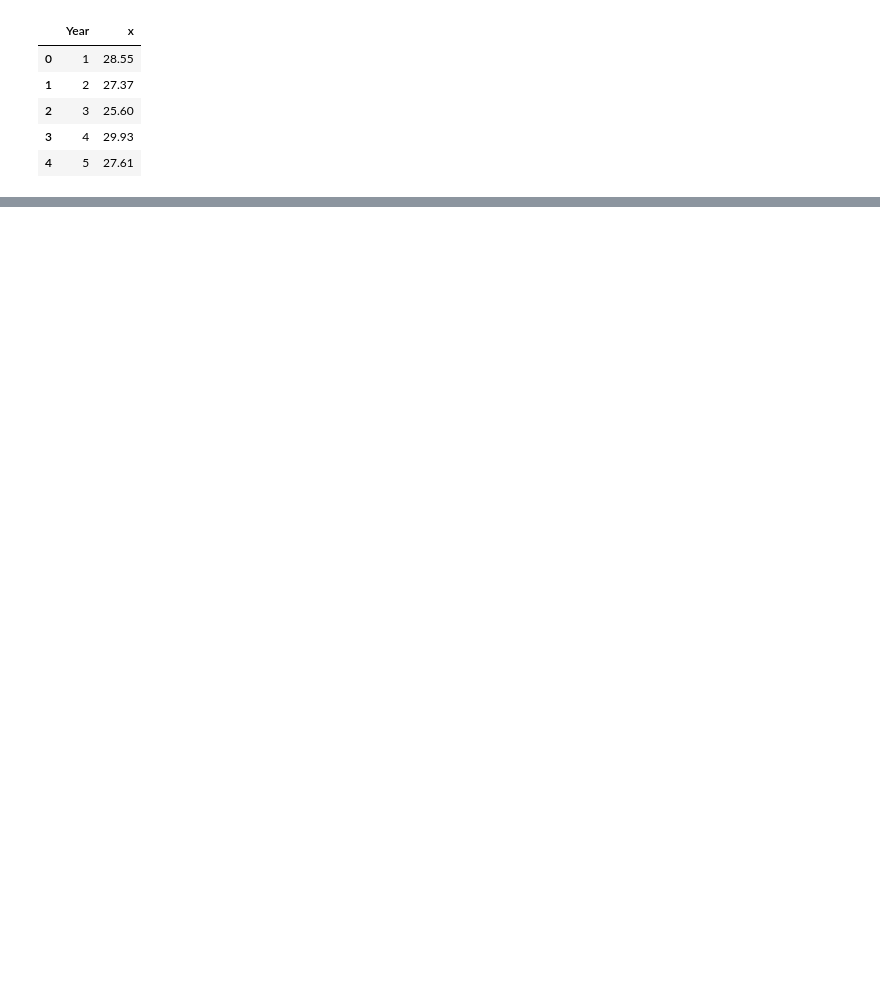
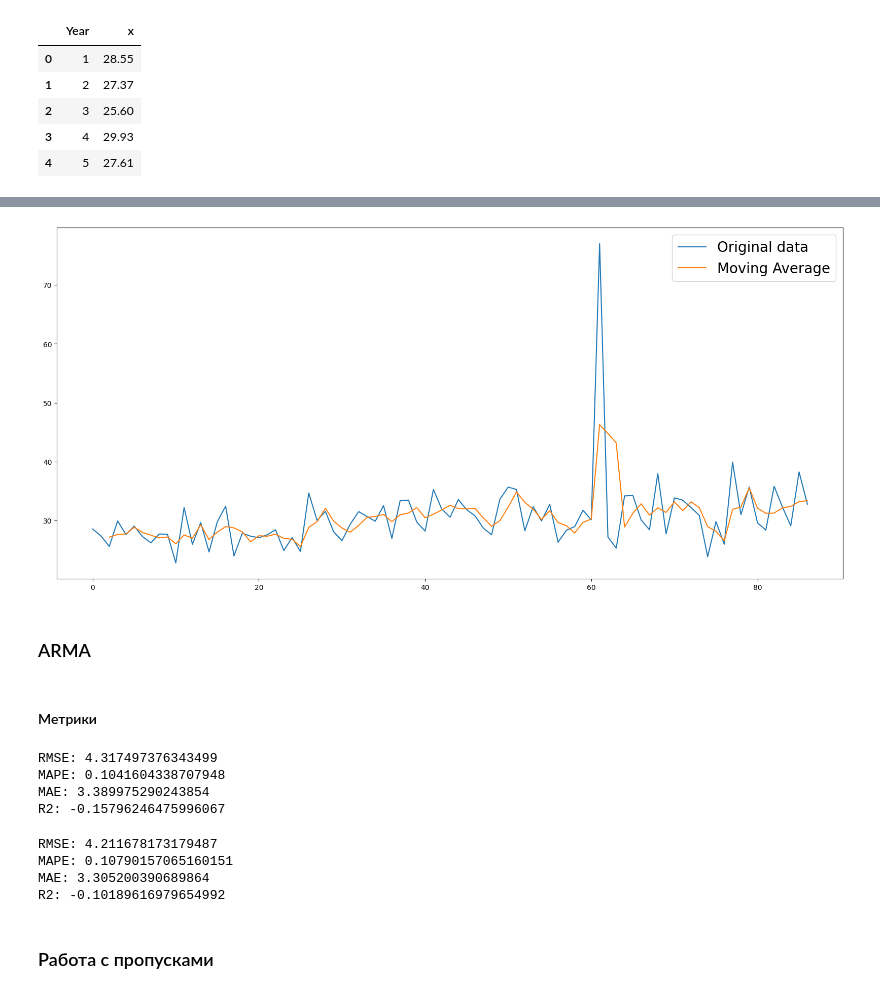
Before and after one commit to danon21/TimeSeries, a Jupyter notebook: lab4/lab4.ipynb, the cells around one changed output, grey strips where cells are left out. Cells and saved outputs as stored; diff of their text form; code cells hidden in the pictures; blank space fills up the shorter version.

```diff
--- a/lab4/lab4.ipynb
+++ b/lab4/lab4.ipynb
@@ -15,7 +8,7 @@ from sklearn.ensemble import IsolationForest
 # %%
 dirname = os.path.abspath(os.curdir) + r'\data'
 lake_ds = pd.read_csv(path.join(os.sep, dirname, 'dataset.csv')) # Читаем .csv файл, в которо содержаьтся данные с годовым количеством осадков в озере Верхнее с 1900 по 1986 год
-# lake_ds.set_index('Year').sort_index()
+lake_ds.set_index('Year').sort_index()
 df = lake_ds.copy()
 # %%
 df.head()
@@ -102,2 +21,0 @@ IsolationForest(contamination=0.004)
-# %%
-df['outliers'] = pd.Series(model.predict(df[['x']])).apply(lambda x: 'yes' if (x == -1) else 'no' )
@@ -114,0 +24,3 @@ fig.show()
+# %%
+df['MA_window_3'] = df['x'].rolling(window=3).mean()
+df
@@ -114,0 +41,10 @@ fig.show()
+# %%
+fig = plt.figure(figsize=(20, 9))
+plt.plot(df['x'], label='Original data')
+plt.plot(df['MA_window_3'], label='Moving Average')
+plt.legend(fontsize="20")
+plt.show()
+# %% [output]
+[figure, added]
+# %% [markdown]
+### ARMA
@@ -114,0 +70,16 @@ fig.show()
+# %% [markdown]
+#### Метрики
+# %%
+from sklearn.metrics import mean_absolute_percentage_error, mean_absolute_error, mean_squared_error, r2_score
+
+f_pred = arma_predictions
+
+print('RMSE:', np.sqrt(mean_squared_error(test, f_pred)))
+print('MAPE:', mean_absolute_percentage_error(test, f_pred))
+print('MAE:', mean_absolute_error(test, f_pred))
+print('R2:', r2_score(test, f_pred))
+# %% [output]
+RMSE: 4.317497376343499
+MAPE: 0.1041604338707948
+MAE: 3.389975290243854
+R2: -0.15796246475996067
@@ -114,0 +98,14 @@ fig.show()
+# %%
+f_pred = arima_predictions
+
+print('RMSE:', np.sqrt(mean_squared_error(test, f_pred)))
+print('MAPE:', mean_absolute_percentage_error(test, f_pred))
+print('MAE:', mean_absolute_error(test, f_pred))
+print('R2:', r2_score(test, f_pred))
+# %% [output]
+RMSE: 4.211678173179487
+MAPE: 0.10790157065160151
+MAE: 3.305200390689864
+R2: -0.10189616979654992
+# %% [markdown]
+### Работа с пропусками
```
Also changed, not shown: parts of 35 cells of this notebook, 11 other files.
